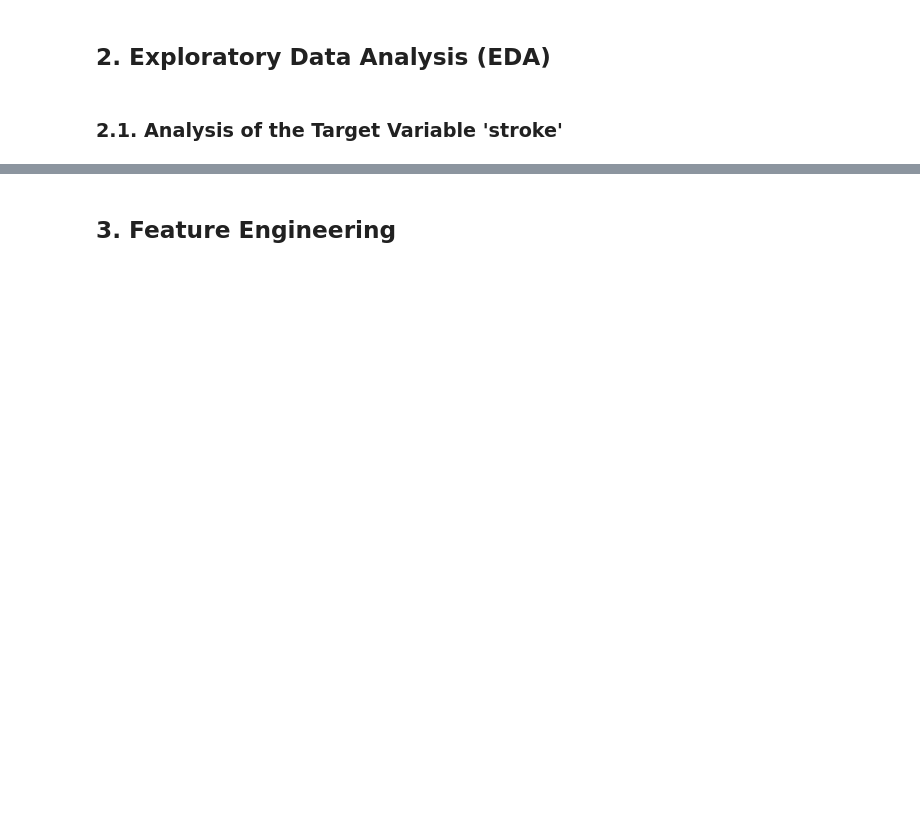
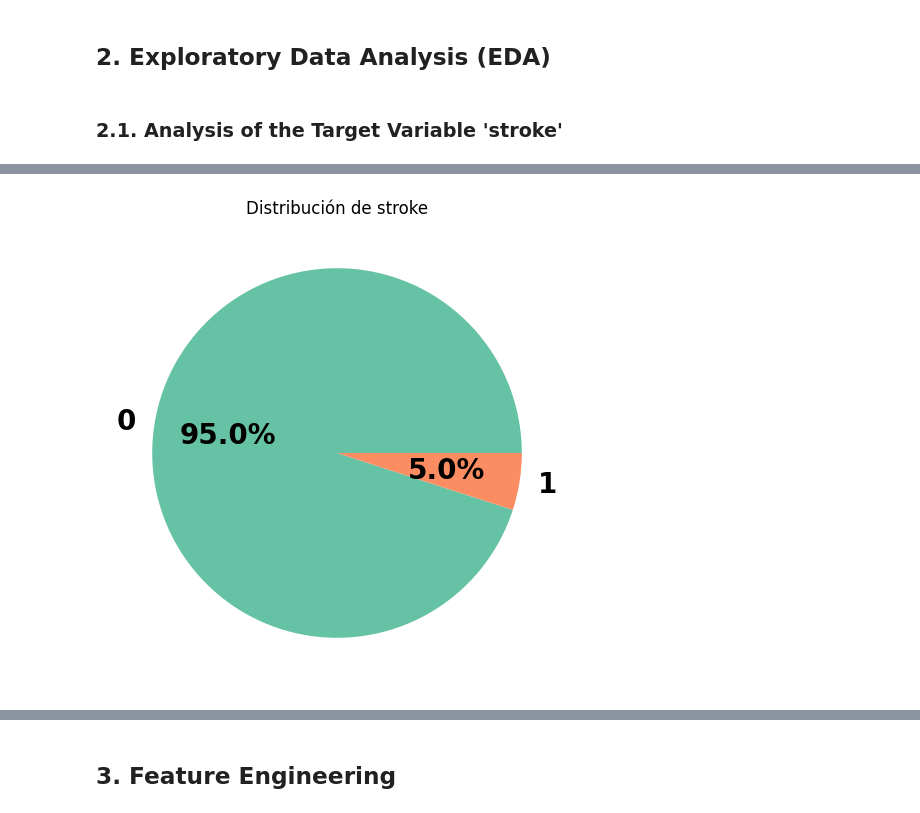
Before and after one commit to AI-School-F5-P2/DS_hospital_G2, a Jupyter notebook: EDA.ipynb, the cells around one changed output, grey strips where cells are left out. Cells and saved outputs as stored; diff of their text form; code cells hidden in the pictures; blank space fills up the shorter version.

```diff
--- a/EDA.ipynb
+++ b/EDA.ipynb
@@ -242,0 +364,8 @@ categorical_columns = df.select_dtypes(include=["object"]).columns.tolist()
+# %%
+plt.figure(figsize=(10,6))
+plt.pie(df["stroke"].value_counts(),labels=df["stroke"].value_counts().keys(),autopct="%1.1f%%",
+       textprops={"fontsize":20,"fontweight":"black"},colors=sns.color_palette("Set2"))
+plt.title("Distribución de stroke")
+plt.show()
+# %% [output]
+[figure, added]
```
Also changed, not shown: parts of 41 cells of this notebook.
